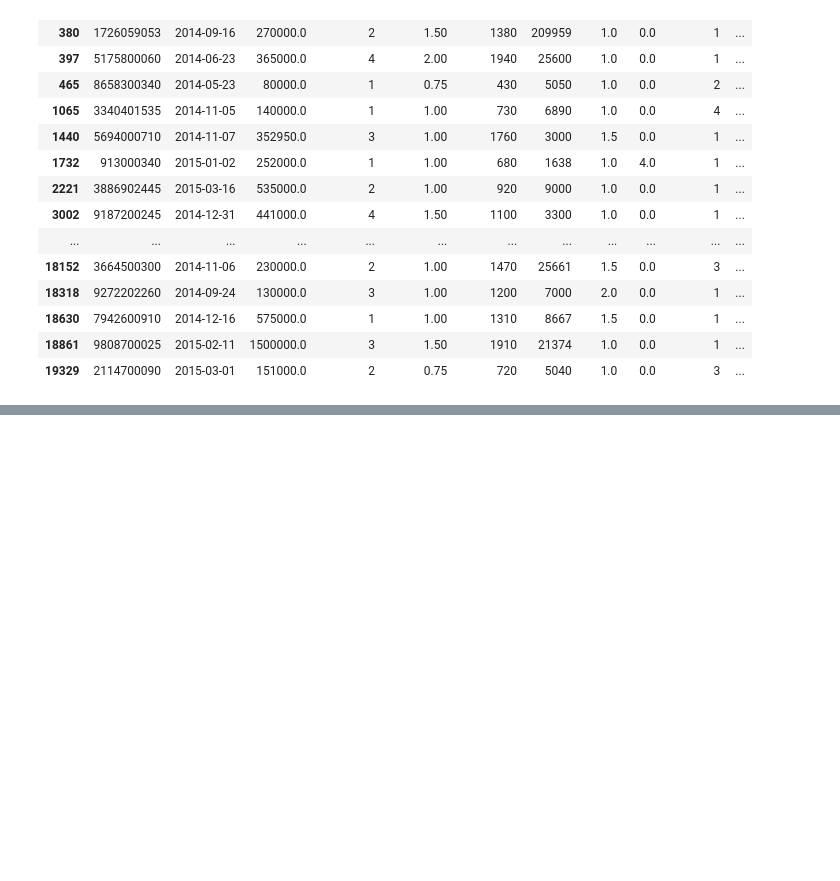
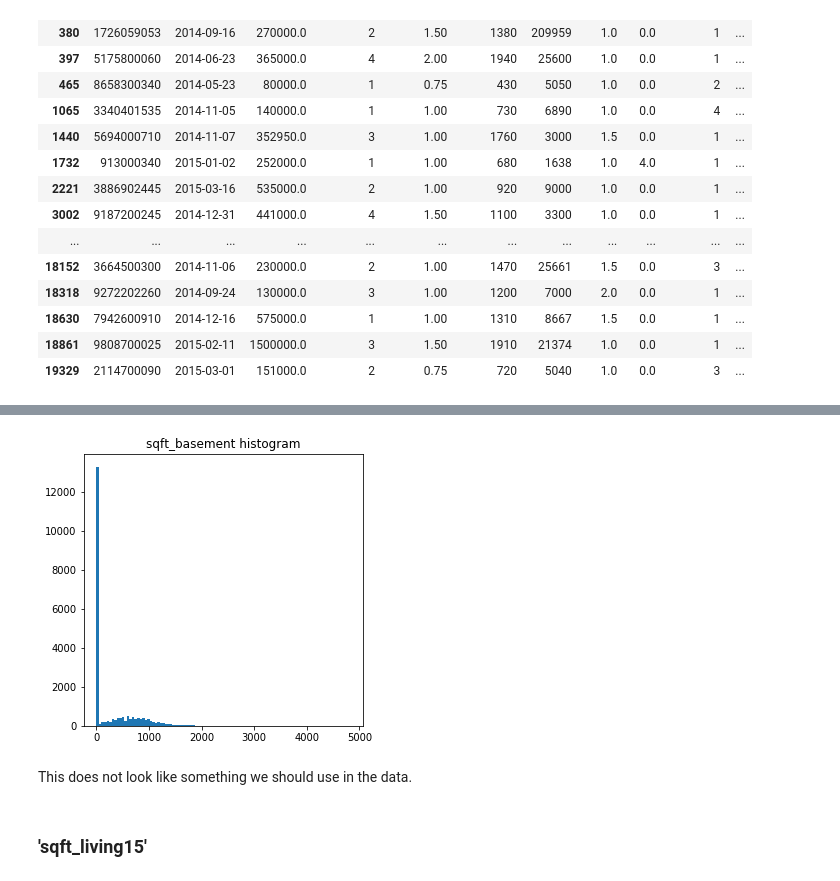
Before and after one commit to MatePocs/kings_county_housing, a Jupyter notebook: index.ipynb, the cells around one changed output, grey strips where cells are left out. Saved outputs shown, nothing was run; the diff lists cells and outputs as text; code cells hidden in the pictures; blank space fills up the shorter version.

```diff
--- a/index.ipynb
+++ b/index.ipynb
@@ -277,0 +555,4 @@ view: NaN's populated with the median of the column
+# %%
+# they are strings and there are some '?' values
+# first, replace '?' with 0
+data['sqft_basement'].replace('?', 0, inplace = True)
@@ -277,0 +568,4 @@ view: NaN's populated with the median of the column
+# %%
+# next, we make them floats first then to integers
+data['sqft_basement'] = data['sqft_basement'].apply(lambda x: float(x))
+data['sqft_basement'] = data['sqft_basement'].apply(lambda x: int(x))
@@ -277,0 +584,14 @@ view: NaN's populated with the median of the column
+# %%
+# log scale obviously won't work with basements, there are a lot of 0 values
+# just checking the histogram now
+
+plt.figure(figsize = (5,5))
+plt.hist(x = data['sqft_basement'], bins = 100)
+plt.title('sqft_basement histogram')
+plt.show()
+# %% [output]
+[figure, added]
+# %% [markdown]
+This does not look like something we should use in the data.
+# %% [markdown]
+### 'sqft_living15'
```
Also changed, not shown: parts of 74 cells of this notebook.
